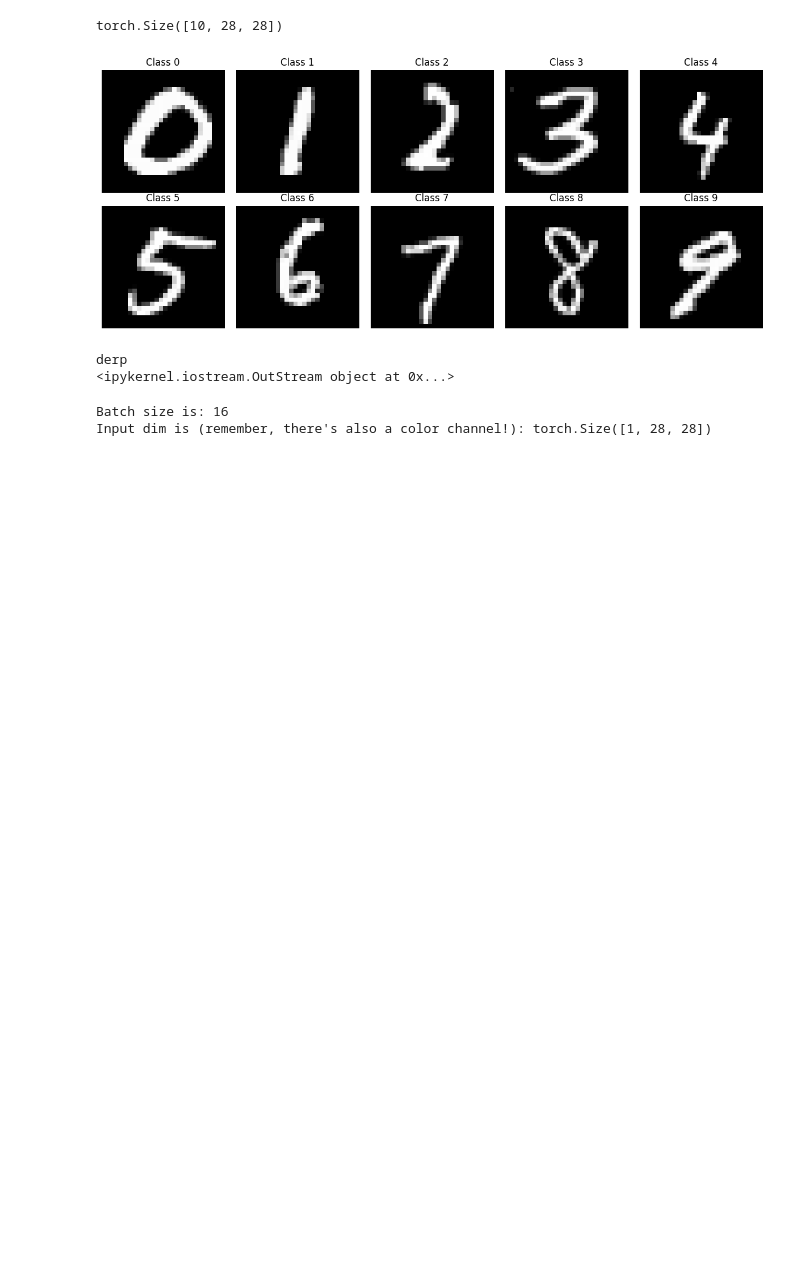
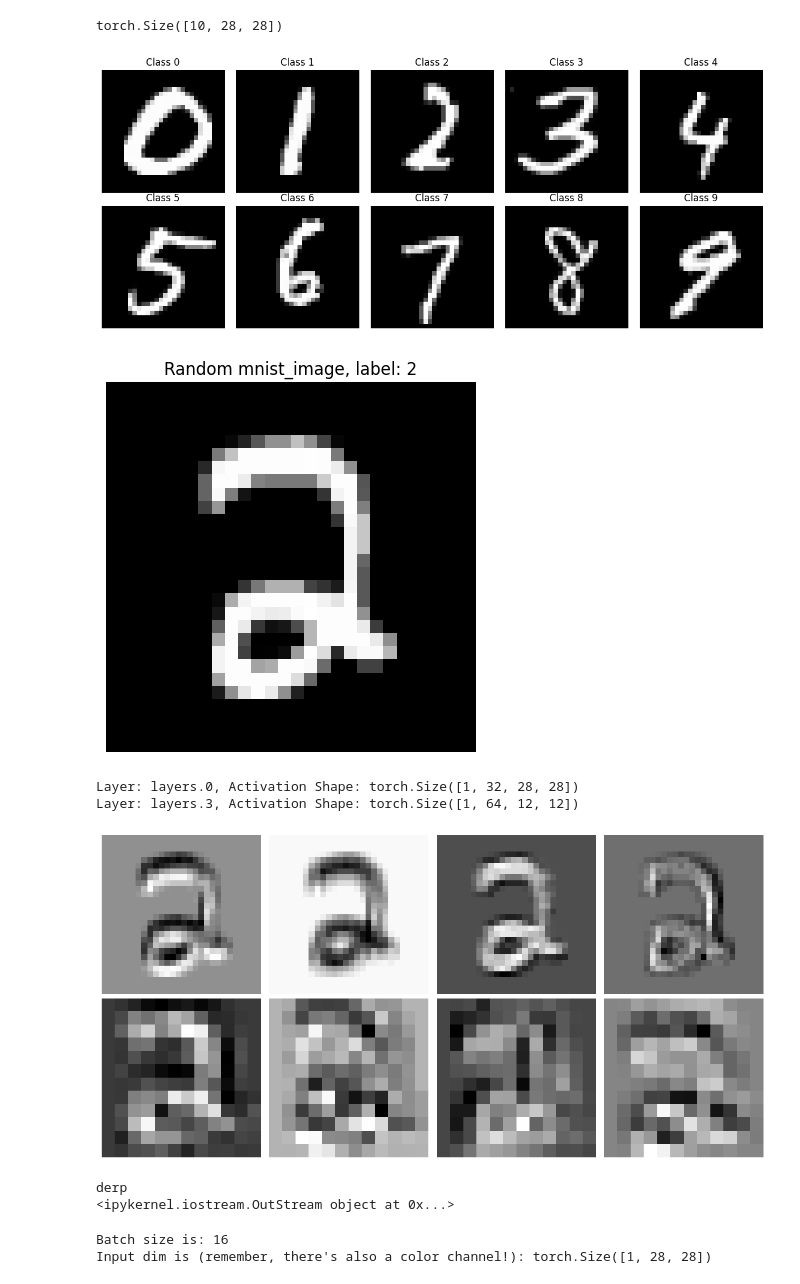
Before and after one commit to Twinbo/Signals-and-Data-Autumn-2025-student, a Jupyter notebook: week_3/ex_week_3.ipynb, the cells around one changed output. Drawn from its saved outputs; the diff is of its cells as text; code cells hidden in the pictures; blank space fills up the shorter version.

```diff
--- a/week_3/ex_week_3.ipynb
+++ b/week_3/ex_week_3.ipynb
@@ -434,3 +479,16 @@ torch.Size([16, 1, 28, 28])
+# %%
+fig, ax = plt.subplots()
+
+epochs = list(range(train_epochs))
+
+ax.plot(epochs, train_accs, color='orange', label='Train Accuracy')
+
+ax.plot(epochs, test_accs, color='green', label='Test Accuracy')
+ax.set_title('Train and Test Accuracy')
+ax.set_xlabel('Epochs')
+ax.set_ylabel('Accuracy')
+ax.legend()
+plt.show()
 # %% [markdown]
 ## Defining a feedforward neural network (FFNN) class
 # %%
@@ -673,3 +697,58 @@ for layer_name, activation in activations.items():
+# %%
+# Initialize dummy untrained CNN model to compare activations with
+dummy_model = CNN(num_classes=10, in_channels=1, lr=0.001)
+
+activations = {}
+
+# Hook function, is a type of wrapper function that is then called whenever layer registered with it is run
+def forward_hook(layer_name):
+    def hook(module, input, output):
+        activations[layer_name] = output
+    return hook
+
+# Register hooks for all Conv2d layers for both dummy and good model
+for name, layer in dummy_model.named_modules():
+    if isinstance(layer, nn.Conv2d):
+        layer.register_forward_hook(forward_hook(name))
+
+# for name, layer in CNN_model.named_modules():
+#     if isinstance(layer, nn.Conv2d):
+#         layer.register_forward_hook(forward_hook(name))
+
+# Example input tensor (batch_size=1, channels=1, height=28, width=28)
+input_tensor = torch.randn(1, 1, 28, 28)
+input_image, input_label = next(iter(train_dataloader))
+input_image, input_label = input_image[0].unsqueeze(0), input_label[0].unsqueeze(0).numpy()[0]
+
+plt.imshow(input_image.squeeze().numpy(), cmap='gray')
+plt.title(f'Random mnist_image, label: {input_label}')
+plt.axis('off')  # Hide axis
+plt.show()
+
+# Forward pass
+with torch.no_grad():
+    output = dummy_model(input_image)
+
+# Display the captured activations
+for layer_name, activation in activations.items():
+    print(f"Layer: {layer_name}, Activation Shape: {activation.shape}")
+
+
+fig, axes = plt.subplots(2, 4, figsize=(12, 6))
+
+# Plot each image in the corresponding subplot
+for i, (layer_name, activation) in enumerate(activations.items()):
+    for j in range(4):
+        axes[i, j].imshow(activation[0, j, ...], cmap='gray')
+        axes[i, j].axis('off')  # Turn off axis
+
+plt.tight_layout()
+plt.show()
+# %% [output]
+[figure, added]
+Layer: layers.0, Activation Shape: torch.Size([1, 32, 28, 28])
+Layer: layers.3, Activation Shape: torch.Size([1, 64, 12, 12])
+[figure, added]
 # %%
 
 
```
Also changed, not shown: parts of 7 cells of this notebook.
